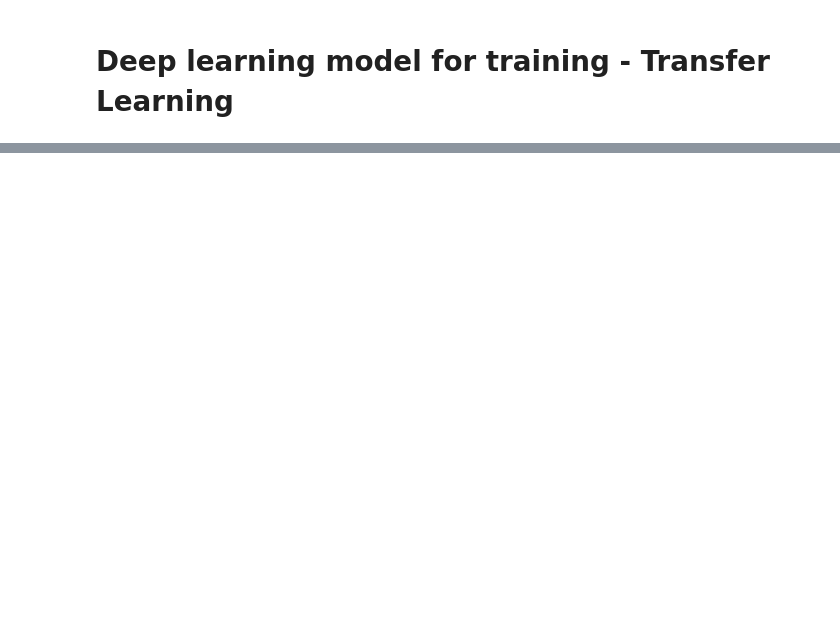
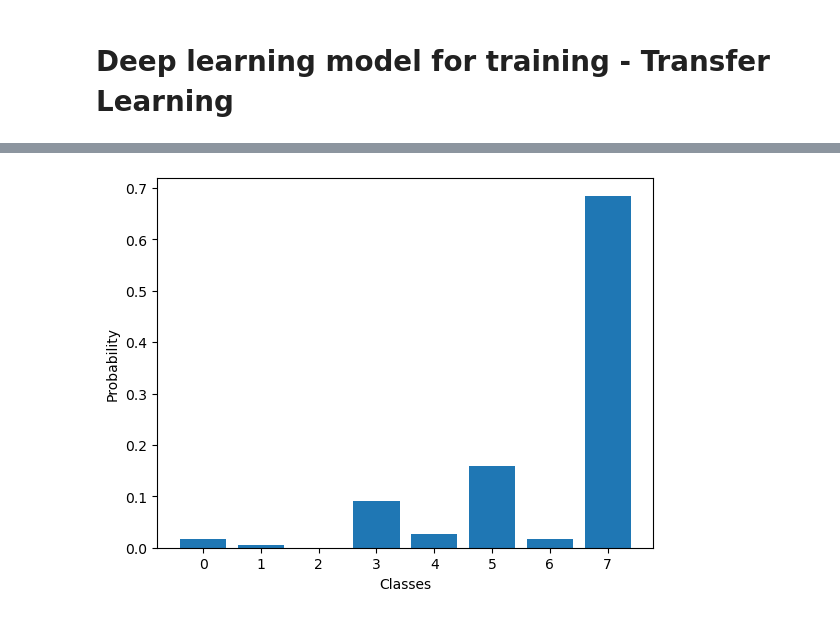
Before and after one commit to thienphuprogrammer/hackathon-model-emotion, a Jupyter notebook: main.ipynb, the cells around one changed output, grey strips where cells are left out. Cells and saved outputs as stored; diff of their text form; code cells hidden in the pictures; blank space fills up the shorter version.

```diff
--- a/main.ipynb
+++ b/main.ipynb
@@ -124,0 +323,4 @@ new_model.save('emotion_model.h5')
+# %%
+# predict
+predictions = new_model.predict(image)
+predictions
@@ -124,0 +332,8 @@ new_model.save('emotion_model.h5')
+# %%
+# draw the result
+plt.bar(CLASSES, predictions[0])
+plt.ylabel('Probability')
+plt.xlabel('Classes')
+plt.show()
+# %% [output]
+[figure, added]
```
Also changed, not shown: parts of 25 cells of this notebook, 1 other file.
